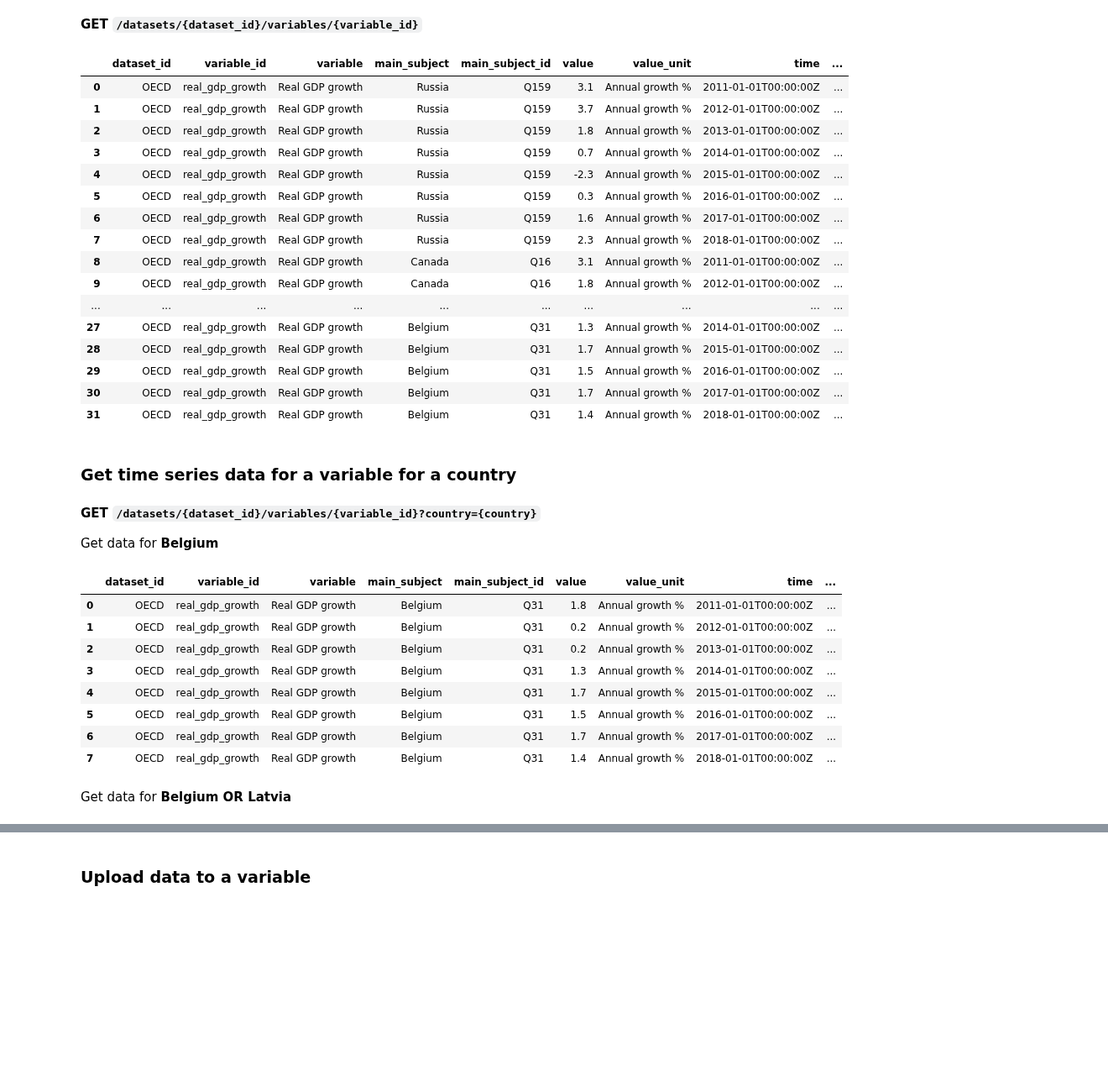
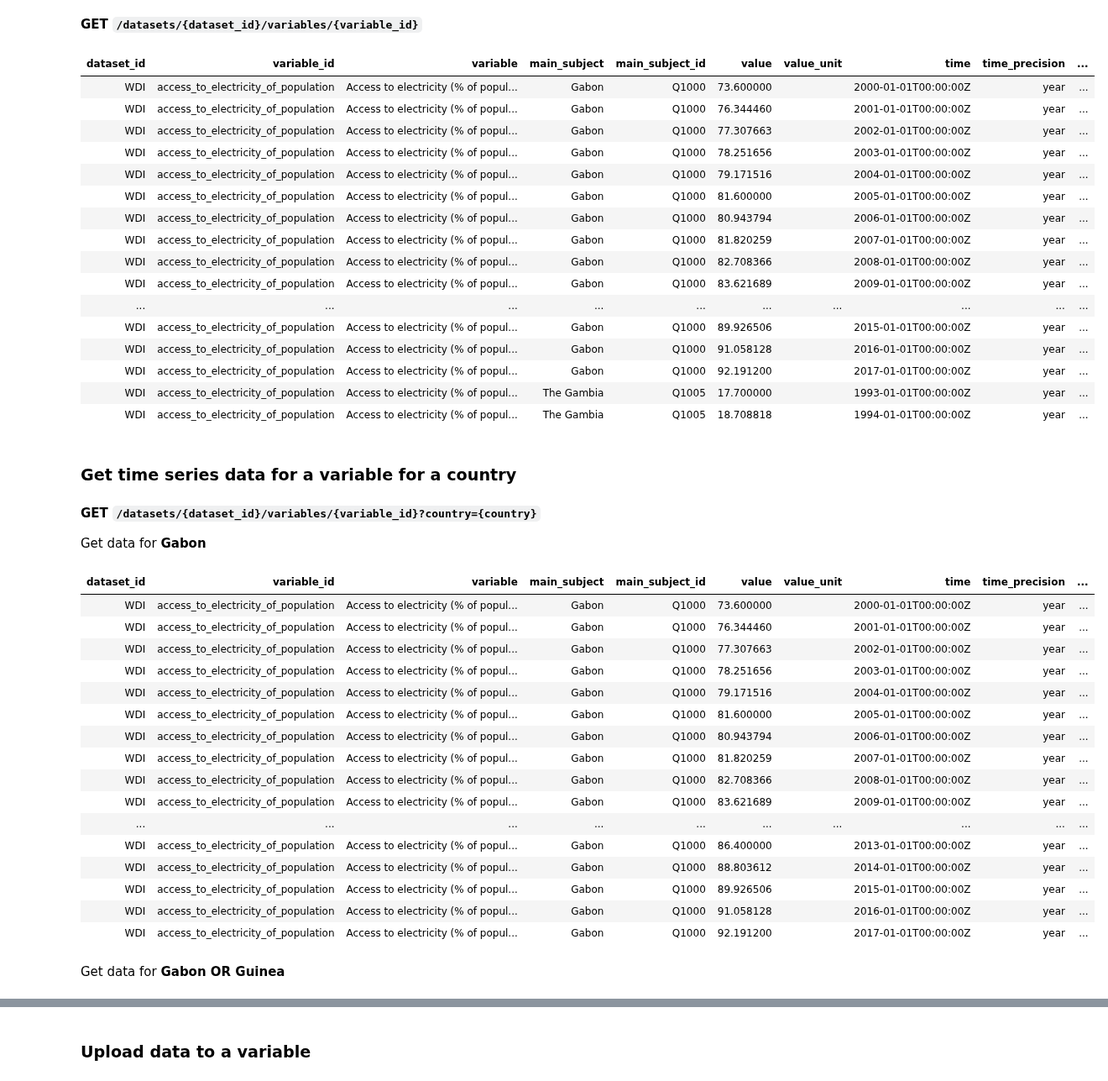
Before and after one commit to usc-isi-i2/datamart-api, a Jupyter notebook: Datamart Data API Demo.ipynb, the cells around one changed output, grey strips where cells are left out. Shown at 84% size. Saved outputs shown, nothing was run; the diff lists cells and outputs as text; code cells hidden in the pictures; blank space fills up the shorter version.

```diff
--- a/Datamart Data API Demo.ipynb
+++ b/Datamart Data API Demo.ipynb
@@ -210,47 +213,55 @@ print(json.dumps(response.json(), indent=2))
 # %% [markdown]
 **GET `/datasets/{dataset_id}/variables/{variable_id}`**
 # %%
-response = get(f'{datamart_api_url}/datasets/OECD/variables/real_gdp_growth')
+response = get(f'{datamart_api_url}/datasets/WDI/variables/access_to_electricity_of_population')
 df = pd.read_csv(StringIO(response.text))
-display(HTML(df.to_html()))
+display(HTML(df.fillna('').head(20).to_html(index=False)))
 # %% [output]
-|  | dataset_id | variable_id | variable | main_subject | main_subject_id | value | value_unit | time | ... |
-| 0 | OECD | real_gdp_growth | Real GDP growth | Russia | Q159 | 3.1 | Annual growth % | 2011-01-01T00:00:00Z | ... |
-| 1 | OECD | real_gdp_growth | Real GDP growth | Russia | Q159 | 3.7 | Annual growth % | 2012-01-01T00:00:00Z | ... |
-| 2 | OECD | real_gdp_growth | Real GDP growth | Russia | Q159 | 1.8 | Annual growth % | 2013-01-01T00:00:00Z | ... |
-| 3 | OECD | real_gdp_growth | Real GDP growth | Russia | Q159 | 0.7 | Annual growth % | 2014-01-01T00:00:00Z | ... |
-| 4 | OECD | real_gdp_growth | Real GDP growth | Russia | Q159 | -2.3 | Annual growth % | 2015-01-01T00:00:00Z | ... |
-| 5 | OECD | real_gdp_growth | Real GDP growth | Russia | Q159 | 0.3 | Annual growth % | 2016-01-01T00:00:00Z | ... |
-| 6 | OECD | real_gdp_growth | Real GDP growth | Russia | Q159 | 1.6 | Annual growth % | 2017-01-01T00:00:00Z | ... |
-| 7 | OECD | real_gdp_growth | Real GDP growth | Russia | Q159 | 2.3 | Annual growth % | 2018-01-01T00:00:00Z | ... |
-| 8 | OECD | real_gdp_growth | Real GDP growth | Canada | Q16 | 3.1 | Annual growth % | 2011-01-01T00:00:00Z | ... |
-| 9 | OECD | real_gdp_growth | Real GDP growth | Canada | Q16 | 1.8 | Annual growth % | 2012-01-01T00:00:00Z | ... |
+| dataset_id | variable_id | variable | main_subject | main_subject_id | value | value_unit | time | time_precision | ... |
+| WDI | access_to_electricity_of_population | Access to electricity (% of popul... | Gabon | Q1000 | 73.600000 |  | 2000-01-01T00:00:00Z | year | ... |
+| WDI | access_to_electricity_of_population | Access to electricity (% of popul... | Gabon | Q1000 | 76.344460 |  | 2001-01-01T00:00:00Z | year | ... |
+| WDI | access_to_electricity_of_population | Access to electricity (% of popul... | Gabon | Q1000 | 77.307663 |  | 2002-01-01T00:00:00Z | year | ... |
+| WDI | access_to_electricity_of_population | Access to electricity (% of popul... | Gabon | Q1000 | 78.251656 |  | 2003-01-01T00:00:00Z | year | ... |
+| WDI | access_to_electricity_of_population | Access to electricity (% of popul... | Gabon | Q1000 | 79.171516 |  | 2004-01-01T00:00:00Z | year | ... |
+| WDI | access_to_electricity_of_population | Access to electricity (% of popul... | Gabon | Q1000 | 81.600000 |  | 2005-01-01T00:00:00Z | year | ... |
+| WDI | access_to_electricity_of_population | Access to electricity (% of popul... | Gabon | Q1000 | 80.943794 |  | 2006-01-01T00:00:00Z | year | ... |
+| WDI | access_to_electricity_of_population | Access to electricity (% of popul... | Gabon | Q1000 | 81.820259 |  | 2007-01-01T00:00:00Z | year | ... |
+| WDI | access_to_electricity_of_population | Access to electricity (% of popul... | Gabon | Q1000 | 82.708366 |  | 2008-01-01T00:00:00Z | year | ... |
+| WDI | access_to_electricity_of_population | Access to electricity (% of popul... | Gabon | Q1000 | 83.621689 |  | 2009-01-01T00:00:00Z | year | ... |
 | ... | ... | ... | ... | ... | ... | ... | ... | ... | ... |
-| 27 | OECD | real_gdp_growth | Real GDP growth | Belgium | Q31 | 1.3 | Annual growth % | 2014-01-01T00:00:00Z | ... |
-| 28 | OECD | real_gdp_growth | Real GDP growth | Belgium | Q31 | 1.7 | Annual growth % | 2015-01-01T00:00:00Z | ... |
-| 29 | OECD | real_gdp_growth | Real GDP growth | Belgium | Q31 | 1.5 | Annual growth % | 2016-01-01T00:00:00Z | ... |
-| 30 | OECD | real_gdp_growth | Real GDP growth | Belgium | Q31 | 1.7 | Annual growth % | 2017-01-01T00:00:00Z | ... |
-| 31 | OECD | real_gdp_growth | Real GDP growth | Belgium | Q31 | 1.4 | Annual growth % | 2018-01-01T00:00:00Z | ... |
+| WDI | access_to_electricity_of_population | Access to electricity (% of popul... | Gabon | Q1000 | 89.926506 |  | 2015-01-01T00:00:00Z | year | ... |
+| WDI | access_to_electricity_of_population | Access to electricity (% of popul... | Gabon | Q1000 | 91.058128 |  | 2016-01-01T00:00:00Z | year | ... |
+| WDI | access_to_electricity_of_population | Access to electricity (% of popul... | Gabon | Q1000 | 92.191200 |  | 2017-01-01T00:00:00Z | year | ... |
+| WDI | access_to_electricity_of_population | Access to electricity (% of popul... | The Gambia | Q1005 | 17.700000 |  | 1993-01-01T00:00:00Z | year | ... |
+| WDI | access_to_electricity_of_population | Access to electricity (% of popul... | The Gambia | Q1005 | 18.708818 |  | 1994-01-01T00:00:00Z | year | ... |
 # %% [markdown]
 ### Get time series data for a variable for a country
 # %% [markdown]
 **GET `/datasets/{dataset_id}/variables/{variable_id}?country={country}`**
 
-Get data for **Belgium**
+Get data for **Gabon**
 # %%
-response = get(f'{datamart_api_url}/datasets/OECD/variables/real_gdp_growth?country=Belgium')
+response = get(f'{datamart_api_url}/datasets/WDI/variables/access_to_electricity_of_population?country=Gabon')
 df = pd.read_csv(StringIO(response.text))
-display(HTML(df.to_html()))
+display(HTML(df.fillna('').to_html(index=False)))
 # %% [output]
-|  | dataset_id | variable_id | variable | main_subject | main_subject_id | value | value_unit | time | ... |
-| 0 | OECD | real_gdp_growth | Real GDP growth | Belgium | Q31 | 1.8 | Annual growth % | 2011-01-01T00:00:00Z | ... |
-| 1 | OECD | real_gdp_growth | Real GDP growth | Belgium | Q31 | 0.2 | Annual growth % | 2012-01-01T00:00:00Z | ... |
-| 2 | OECD | real_gdp_growth | Real GDP growth | Belgium | Q31 | 0.2 | Annual growth % | 2013-01-01T00:00:00Z | ... |
-| 3 | OECD | real_gdp_growth | Real GDP growth | Belgium | Q31 | 1.3 | Annual growth % | 2014-01-01T00:00:00Z | ... |
-| 4 | OECD | real_gdp_growth | Real GDP growth | Belgium | Q31 | 1.7 | Annual growth % | 2015-01-01T00:00:00Z | ... |
-| 5 | OECD | real_gdp_growth | Real GDP growth | Belgium | Q31 | 1.5 | Annual growth % | 2016-01-01T00:00:00Z | ... |
-| 6 | OECD | real_gdp_growth | Real GDP growth | Belgium | Q31 | 1.7 | Annual growth % | 2017-01-01T00:00:00Z | ... |
-| 7 | OECD | real_gdp_growth | Real GDP growth | Belgium | Q31 | 1.4 | Annual growth % | 2018-01-01T00:00:00Z | ... |
+| dataset_id | variable_id | variable | main_subject | main_subject_id | value | value_unit | time | time_precision | ... |
+| WDI | access_to_electricity_of_population | Access to electricity (% of popul... | Gabon | Q1000 | 73.600000 |  | 2000-01-01T00:00:00Z | year | ... |
+| WDI | access_to_electricity_of_population | Access to electricity (% of popul... | Gabon | Q1000 | 76.344460 |  | 2001-01-01T00:00:00Z | year | ... |
+| WDI | access_to_electricity_of_population | Access to electricity (% of popul... | Gabon | Q1000 | 77.307663 |  | 2002-01-01T00:00:00Z | year | ... |
+| WDI | access_to_electricity_of_population | Access to electricity (% of popul... | Gabon | Q1000 | 78.251656 |  | 2003-01-01T00:00:00Z | year | ... |
+| WDI | access_to_electricity_of_population | Access to electricity (% of popul... | Gabon | Q1000 | 79.171516 |  | 2004-01-01T00:00:00Z | year | ... |
+| WDI | access_to_electricity_of_population | Access to electricity (% of popul... | Gabon | Q1000 | 81.600000 |  | 2005-01-01T00:00:00Z | year | ... |
+| WDI | access_to_electricity_of_population | Access to electricity (% of popul... | Gabon | Q1000 | 80.943794 |  | 2006-01-01T00:00:00Z | year | ... |
+| WDI | access_to_electricity_of_population | Access to electricity (% of popul... | Gabon | Q1000 | 81.820259 |  | 2007-01-01T00:00:00Z | year | ... |
+| WDI | access_to_electricity_of_population | Access to electricity (% of popul... | Gabon | Q1000 | 82.708366 |  | 2008-01-01T00:00:00Z | year | ... |
+| WDI | access_to_electricity_of_population | Access to electricity (% of popul... | Gabon | Q1000 | 83.621689 |  | 2009-01-01T00:00:00Z | year | ... |
+| ... | ... | ... | ... | ... | ... | ... | ... | ... | ... |
+| WDI | access_to_electricity_of_population | Access to electricity (% of popul... | Gabon | Q1000 | 86.400000 |  | 2013-01-01T00:00:00Z | year | ... |
+| WDI | access_to_electricity_of_population | Access to electricity (% of popul... | Gabon | Q1000 | 88.803612 |  | 2014-01-01T00:00:00Z | year | ... |
+| WDI | access_to_electricity_of_population | Access to electricity (% of popul... | Gabon | Q1000 | 89.926506 |  | 2015-01-01T00:00:00Z | year | ... |
+| WDI | access_to_electricity_of_population | Access to electricity (% of popul... | Gabon | Q1000 | 91.058128 |  | 2016-01-01T00:00:00Z | year | ... |
+| WDI | access_to_electricity_of_population | Access to electricity (% of popul... | Gabon | Q1000 | 92.191200 |  | 2017-01-01T00:00:00Z | year | ... |
 # %% [markdown]
-Get data for **Belgium OR Latvia**
+Get data for **Gabon OR Guinea**
 # %%
```
Also changed, not shown: parts of 9 cells of this notebook.
